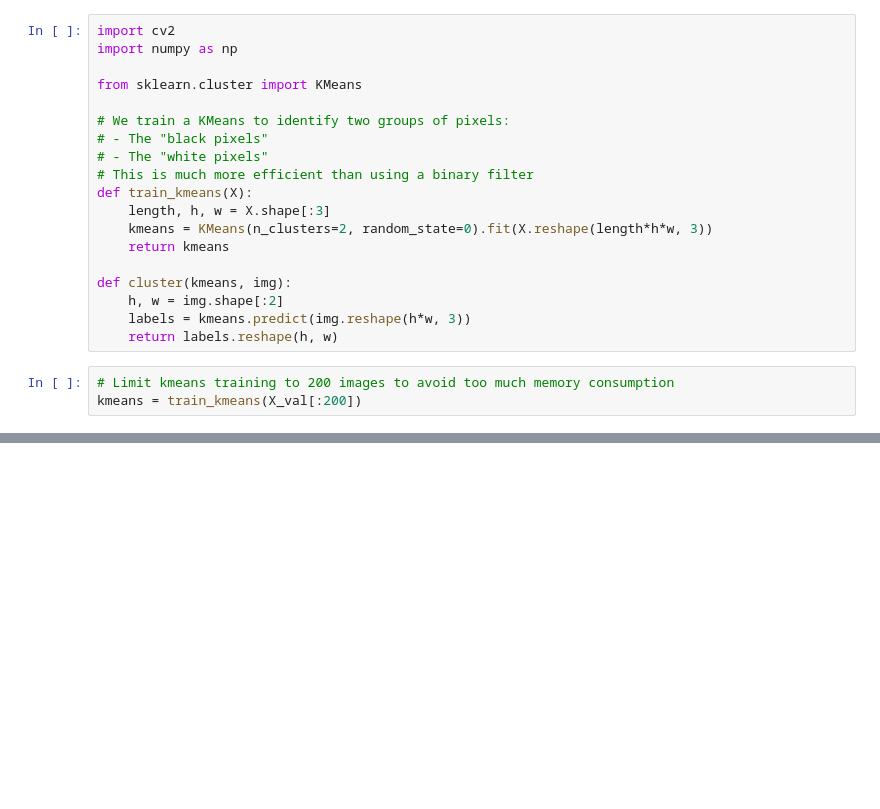
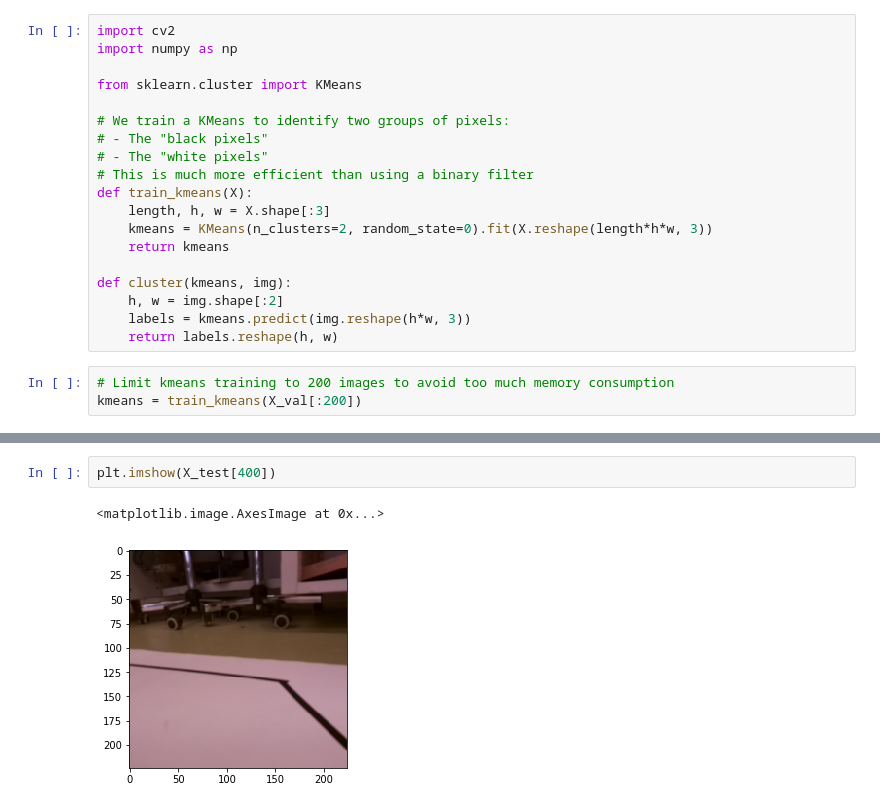
Before and after one commit to cs-isia-racer/notebooks, a Jupyter notebook: src/pixel_clusters.ipynb, the cells around one changed output, grey strips where cells are left out. Saved outputs shown, nothing was run; the diff lists cells and outputs as text; blank space fills up the shorter version.

```diff
--- a/src/pixel_clusters.ipynb
+++ b/src/pixel_clusters.ipynb
@@ -119,0 +138,5 @@ plt.imshow(weird(cluster(kmeans, X_val[200]), 500))
+# %%
+plt.imshow(X_test[400])
+# %% [output]
+<matplotlib.image.AxesImage at 0x...>
+[figure, added]
```
Also changed, not shown: parts of 12 cells of this notebook, 1 other file.
